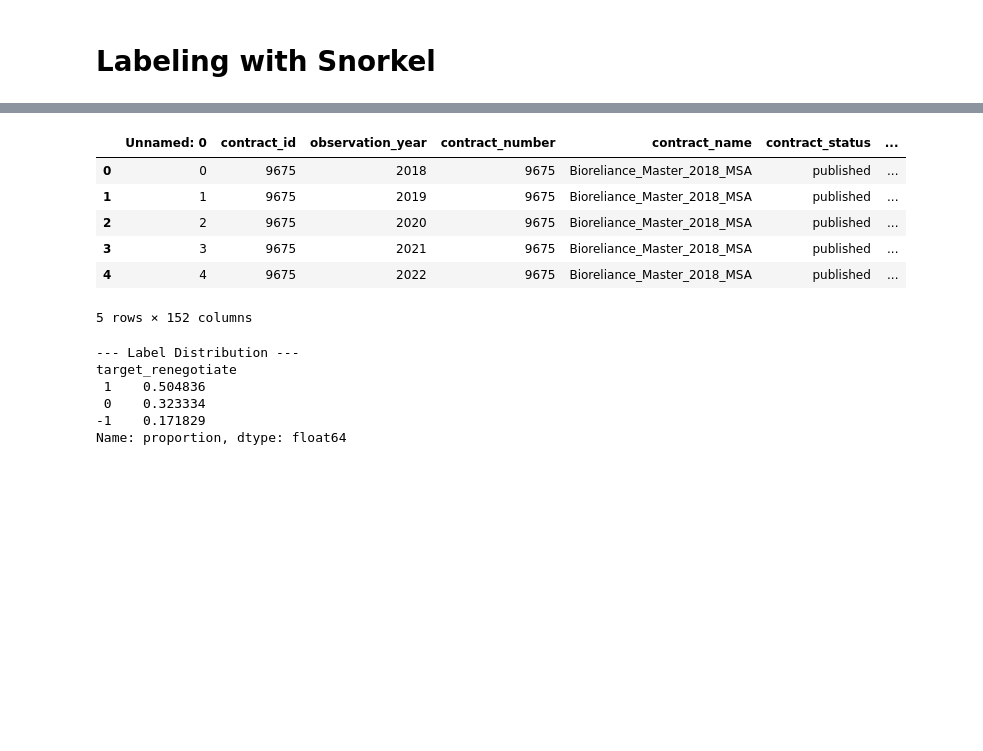
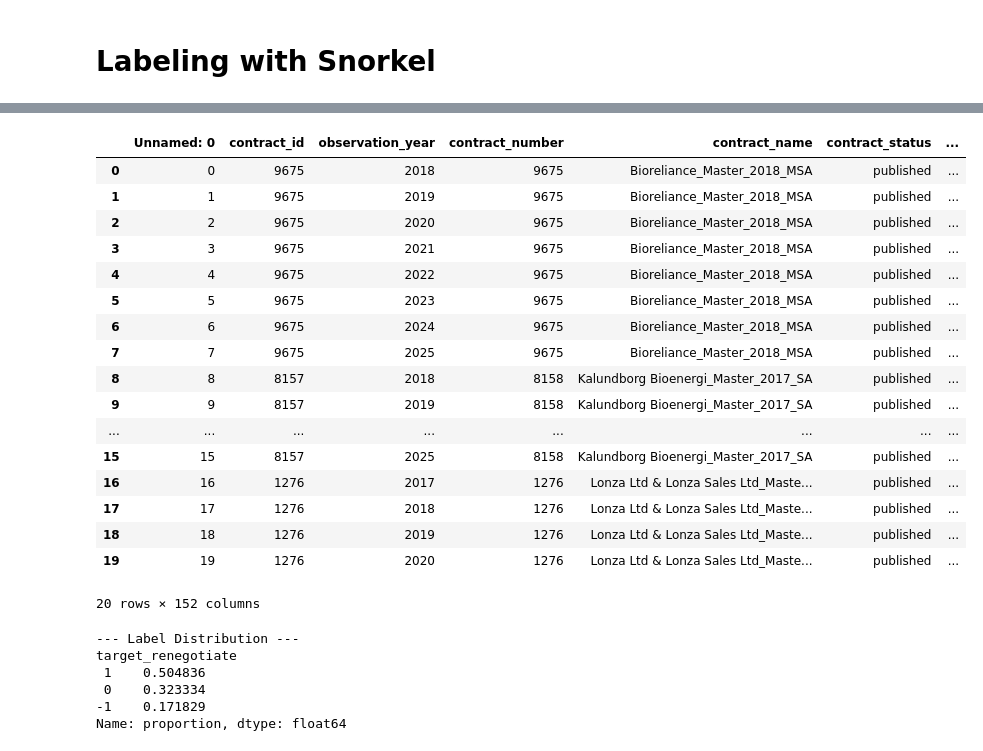
Before and after one commit to ThomasRoennebek/Signal_Fusion_with_Meta-learners-, a Jupyter notebook: Notebooks/Snorkel_labeling.ipynb, the cells around one changed output, grey strips where cells are left out. Drawn from its saved outputs; the diff is of its cells as text; code cells hidden in the pictures; blank space fills up the shorter version.

```diff
--- a/Notebooks/Snorkel_labeling.ipynb
+++ b/Notebooks/Snorkel_labeling.ipynb
@@ -674,15 +1303,26 @@ INFO:root:Finished Training
 3  Bioreliance_Master_2018_MSA            0.374397                   0
 4  Bioreliance_Master_2018_MSA            0.374397                   0
 # %%
-df_final_no_spend.head()
+df_final_no_spend.head(20)
 # %% [output]
 |  | Unnamed: 0 | contract_id | observation_year | contract_number | contract_name | contract_status | ... |
 | 0 | 0 | 9675 | 2018 | 9675 | Bioreliance_Master_2018_MSA | published | ... |
 | 1 | 1 | 9675 | 2019 | 9675 | Bioreliance_Master_2018_MSA | published | ... |
 | 2 | 2 | 9675 | 2020 | 9675 | Bioreliance_Master_2018_MSA | published | ... |
 | 3 | 3 | 9675 | 2021 | 9675 | Bioreliance_Master_2018_MSA | published | ... |
 | 4 | 4 | 9675 | 2022 | 9675 | Bioreliance_Master_2018_MSA | published | ... |
+| 5 | 5 | 9675 | 2023 | 9675 | Bioreliance_Master_2018_MSA | published | ... |
+| 6 | 6 | 9675 | 2024 | 9675 | Bioreliance_Master_2018_MSA | published | ... |
+| 7 | 7 | 9675 | 2025 | 9675 | Bioreliance_Master_2018_MSA | published | ... |
+| 8 | 8 | 8157 | 2018 | 8158 | Kalundborg Bioenergi_Master_2017_SA | published | ... |
+| 9 | 9 | 8157 | 2019 | 8158 | Kalundborg Bioenergi_Master_2017_SA | published | ... |
+| ... | ... | ... | ... | ... | ... | ... | ... |
+| 15 | 15 | 8157 | 2025 | 8158 | Kalundborg Bioenergi_Master_2017_SA | published | ... |
+| 16 | 16 | 1276 | 2017 | 1276 | Lonza Ltd & Lonza Sales Ltd_Maste... | published | ... |
+| 17 | 17 | 1276 | 2018 | 1276 | Lonza Ltd & Lonza Sales Ltd_Maste... | published | ... |
+| 18 | 18 | 1276 | 2019 | 1276 | Lonza Ltd & Lonza Sales Ltd_Maste... | published | ... |
+| 19 | 19 | 1276 | 2020 | 1276 | Lonza Ltd & Lonza Sales Ltd_Maste... | published | ... |
-5 rows × 152 columns
+20 rows × 152 columns
 # %%
 df_final_no_spend.to_csv("/Users/Thomas/Desktop/Master Thesis/Data/contracts_with_label.csv")
 # %%
```
Also changed, not shown: parts of 46 cells of this notebook, 3 other files.
